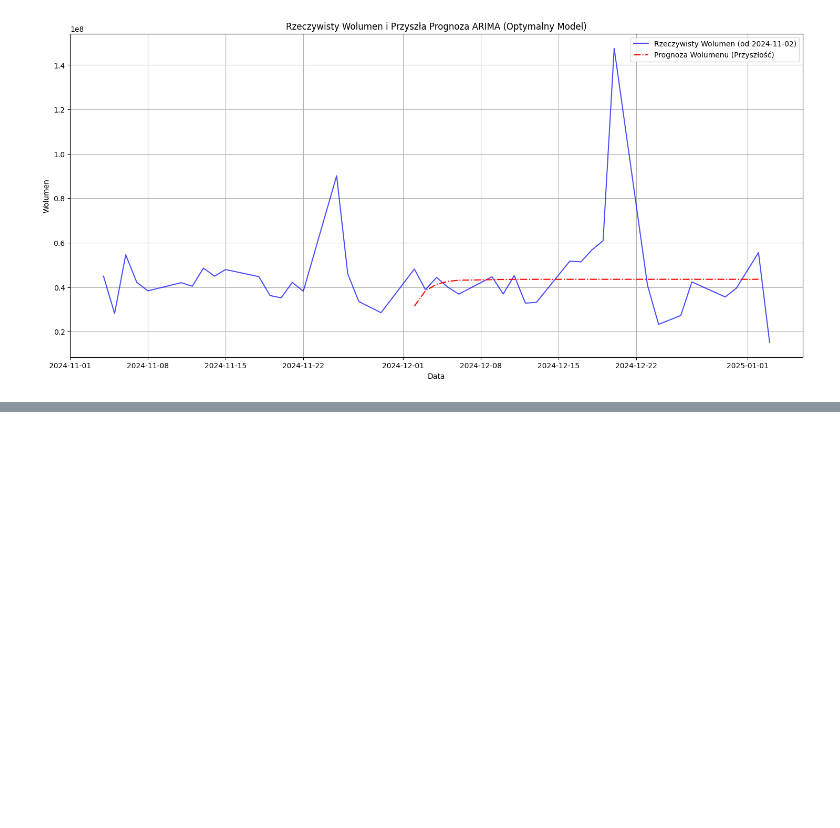
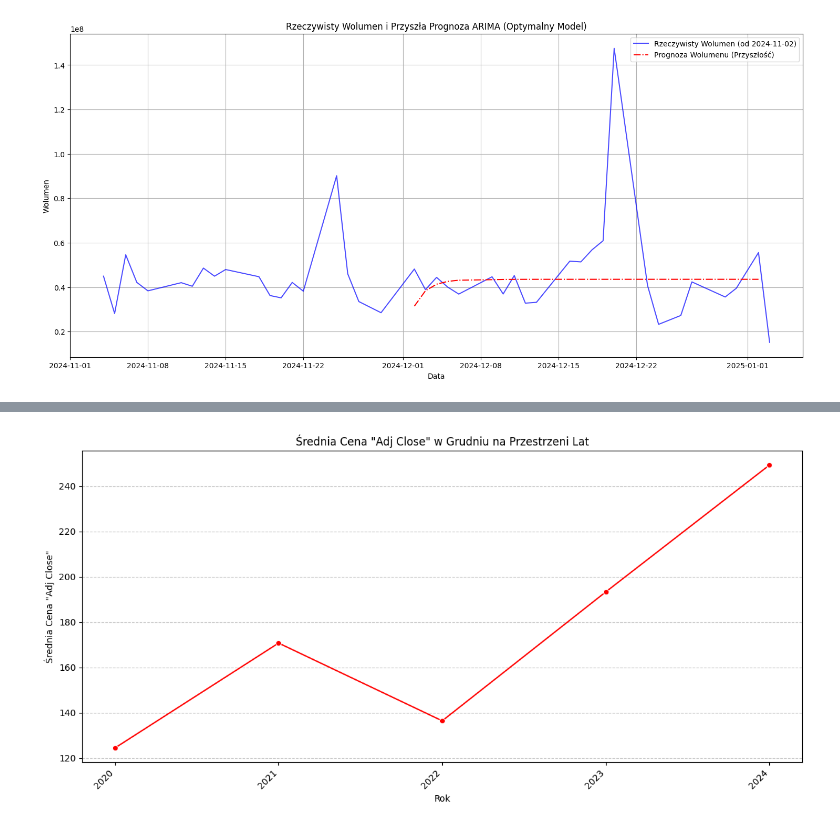
Before and after one commit to KawiorPL/ForcastingStockPriceApple, a Jupyter notebook: Hard-Predict.ipynb, the cells around one changed output, grey strips where cells are left out. Drawn from its saved outputs; the diff is of its cells as text; code cells hidden in the pictures; blank space fills up the shorter version.

```diff
--- a/Hard-Predict.ipynb
+++ b/Hard-Predict.ipynb
@@ -1228,0 +1290,18 @@ KeyboardInterrupt:
+# %%
+# Filtruj dane tylko dla grudnia
+december_data = df[df['Month'] == 12]
+
+# Oblicz średnią cenę dla grudnia każdego roku
+average_price_december_per_year = december_data.groupby('Year')['Adj Close'].mean()
+
+plt.figure(figsize=(12, 6))
+sns.lineplot(x=average_price_december_per_year.index, y=average_price_december_per_year.values, marker='o', color='red')
+plt.title('Średnia Cena "Adj Close" w Grudniu na Przestrzeni Lat')
+plt.xlabel('Rok')
+plt.ylabel('Średnia Cena "Adj Close"')
+plt.xticks(average_price_december_per_year.index, rotation=45, ha='right') # Ustawia wszystkie lata jako etykiety
+plt.grid(axis='y', linestyle='--', alpha=0.7)
+plt.tight_layout()
+plt.show()
+# %% [output]
+[figure, added]
```
Also changed, not shown: parts of 3 cells of this notebook, 15 other files.
